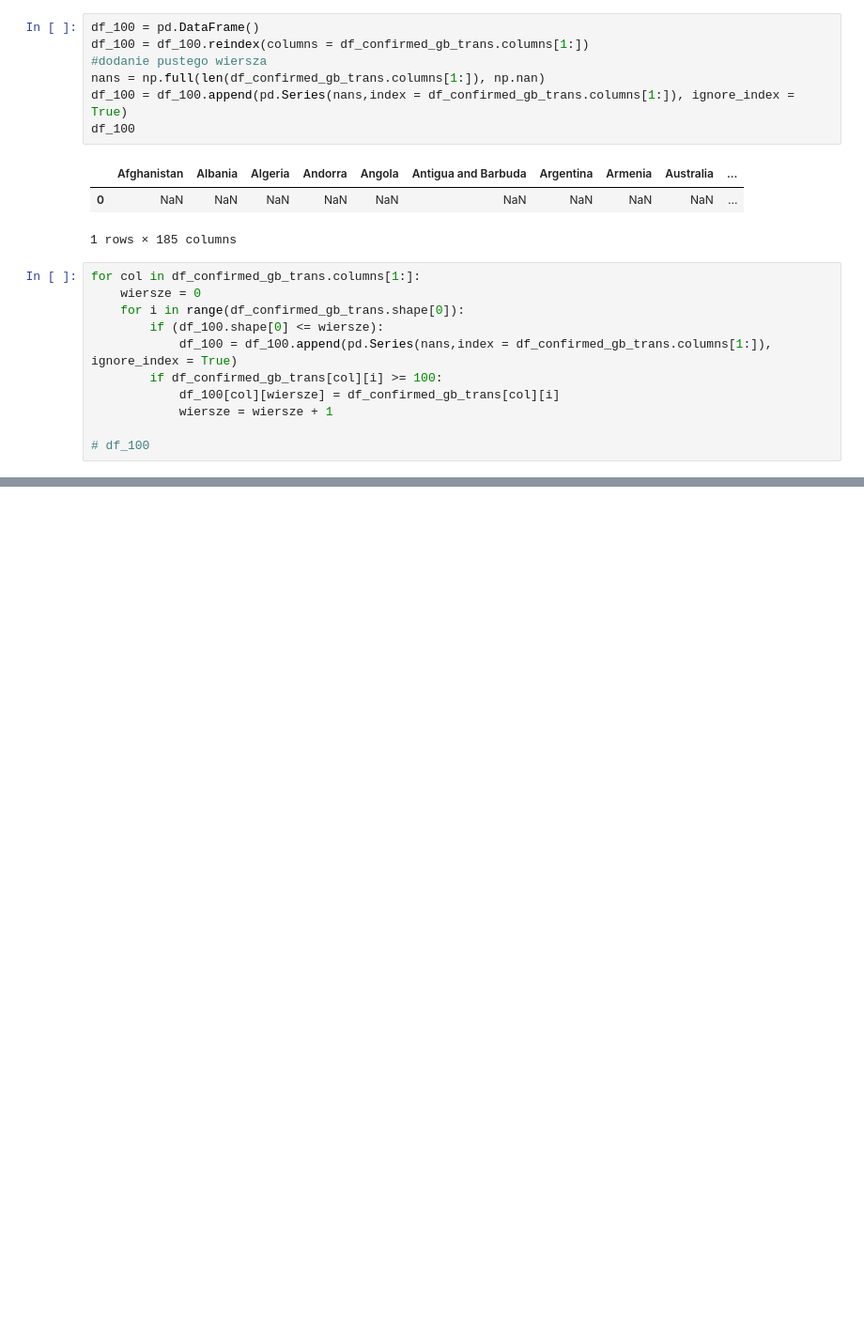
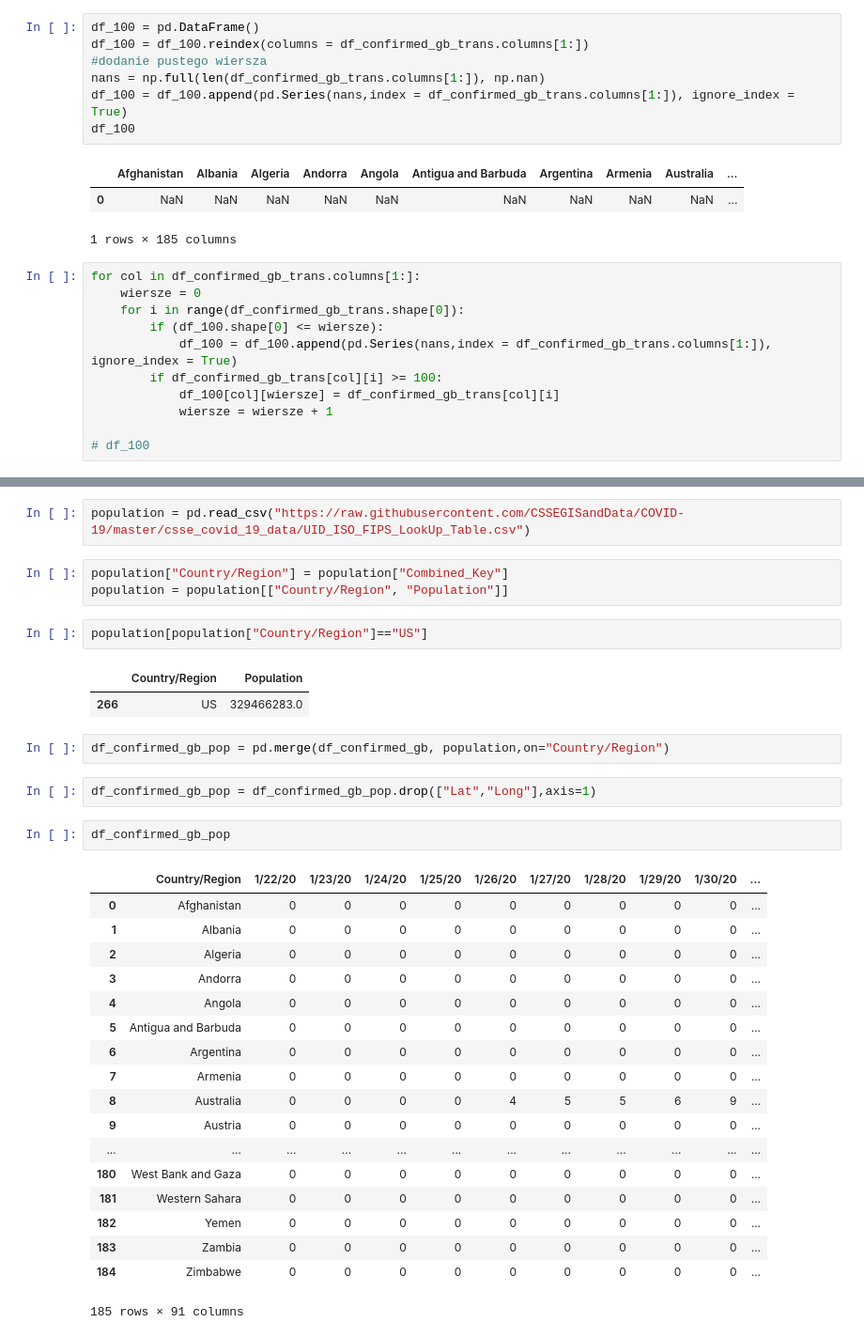
Before and after one commit to msarnacki/coronavirus-2019-nCoV, a Jupyter notebook: main.ipynb, the cells around one changed output, grey strips where cells are left out. Shown at 94% size. Drawn from its saved outputs; the diff is of its cells as text; blank space fills up the shorter version.

Commit message:
added population to df

```diff
--- a/main.ipynb
+++ b/main.ipynb
@@ -602,0 +588,35 @@ HTTPError: HTTP Error 403: Forbidden
+# %%
+population = pd.read_csv("https://raw.githubusercontent.com/CSSEGISandData/COVID-19/master/csse_covid_19_data/UID_ISO_FIPS_LookUp_Table.csv")
+# %%
+population["Country/Region"] = population["Combined_Key"]
+population = population[["Country/Region", "Population"]]
+# %%
+population[population["Country/Region"]=="US"]
+# %% [output]
+|  | Country/Region | Population |
+| 266 | US | 329466283.0 |
+# %%
+df_confirmed_gb_pop = pd.merge(df_confirmed_gb, population,on="Country/Region")
+# %%
+df_confirmed_gb_pop = df_confirmed_gb_pop.drop(["Lat","Long"],axis=1)
+# %%
+df_confirmed_gb_pop
+# %% [output]
+|  | Country/Region | 1/22/20 | 1/23/20 | 1/24/20 | 1/25/20 | 1/26/20 | 1/27/20 | 1/28/20 | 1/29/20 | 1/30/20 | ... |
+| 0 | Afghanistan | 0 | 0 | 0 | 0 | 0 | 0 | 0 | 0 | 0 | ... |
+| 1 | Albania | 0 | 0 | 0 | 0 | 0 | 0 | 0 | 0 | 0 | ... |
+| 2 | Algeria | 0 | 0 | 0 | 0 | 0 | 0 | 0 | 0 | 0 | ... |
+| 3 | Andorra | 0 | 0 | 0 | 0 | 0 | 0 | 0 | 0 | 0 | ... |
+| 4 | Angola | 0 | 0 | 0 | 0 | 0 | 0 | 0 | 0 | 0 | ... |
+| 5 | Antigua and Barbuda | 0 | 0 | 0 | 0 | 0 | 0 | 0 | 0 | 0 | ... |
+| 6 | Argentina | 0 | 0 | 0 | 0 | 0 | 0 | 0 | 0 | 0 | ... |
+| 7 | Armenia | 0 | 0 | 0 | 0 | 0 | 0 | 0 | 0 | 0 | ... |
+| 8 | Australia | 0 | 0 | 0 | 0 | 4 | 5 | 5 | 6 | 9 | ... |
+| 9 | Austria | 0 | 0 | 0 | 0 | 0 | 0 | 0 | 0 | 0 | ... |
+| ... | ... | ... | ... | ... | ... | ... | ... | ... | ... | ... | ... |
+| 180 | West Bank and Gaza | 0 | 0 | 0 | 0 | 0 | 0 | 0 | 0 | 0 | ... |
+| 181 | Western Sahara | 0 | 0 | 0 | 0 | 0 | 0 | 0 | 0 | 0 | ... |
+| 182 | Yemen | 0 | 0 | 0 | 0 | 0 | 0 | 0 | 0 | 0 | ... |
+| 183 | Zambia | 0 | 0 | 0 | 0 | 0 | 0 | 0 | 0 | 0 | ... |
+| 184 | Zimbabwe | 0 | 0 | 0 | 0 | 0 | 0 | 0 | 0 | 0 | ... |
+185 rows × 91 columns
```
Also changed, not shown: parts of 18 cells of this notebook, 11 other files.
